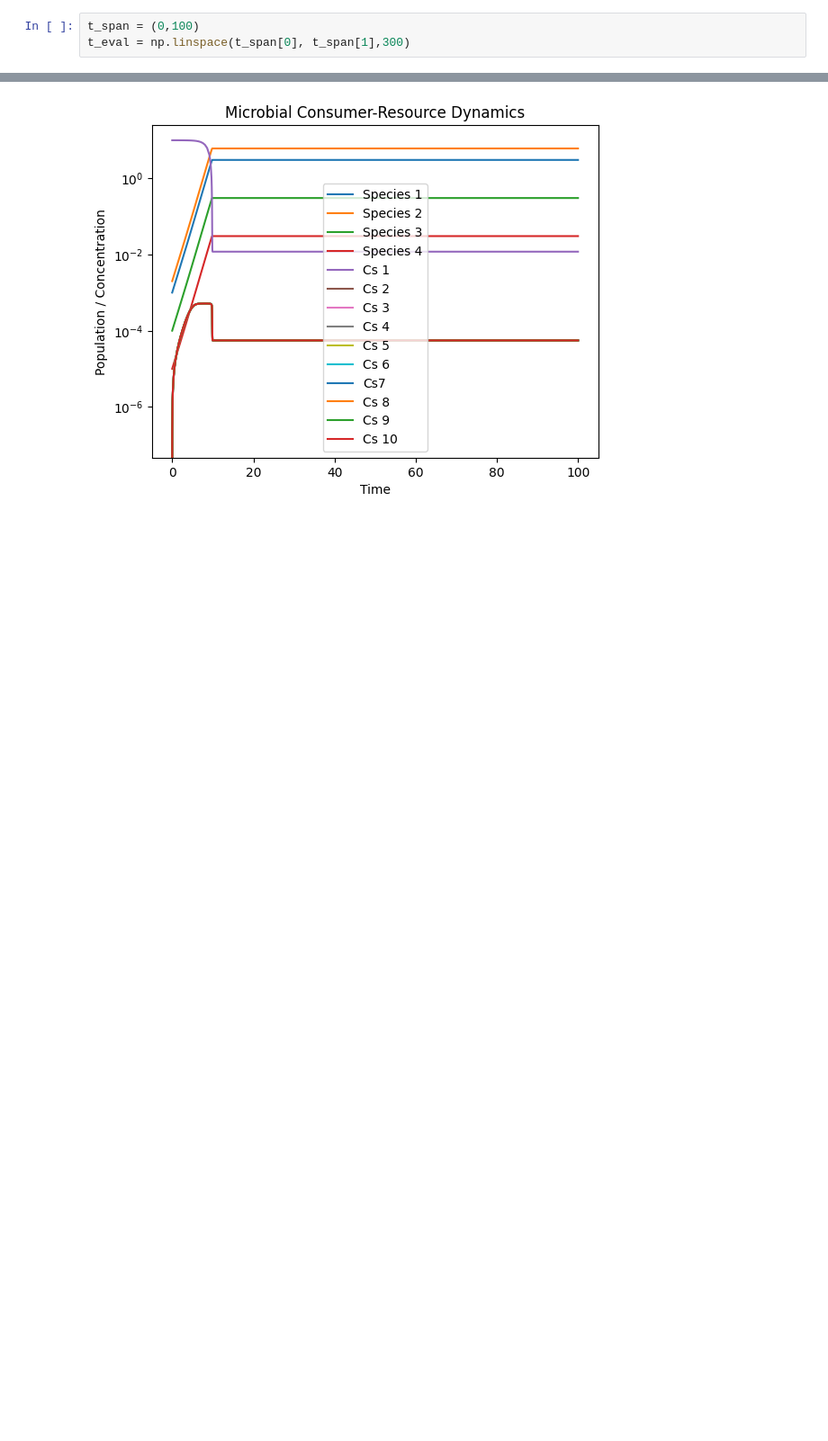
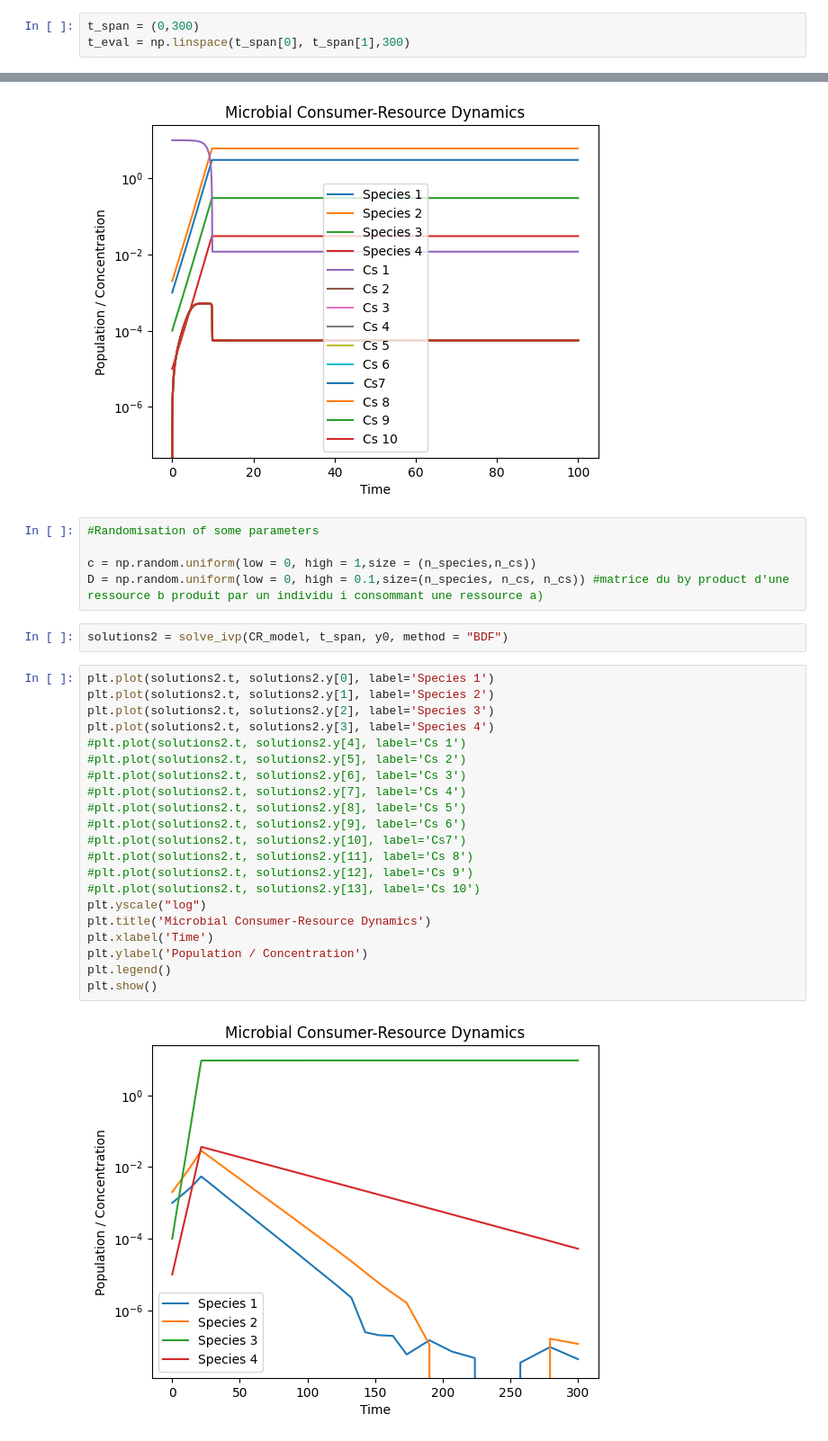
Before and after one commit to GiveMe1Coffee/m6-consumer-resource-model, a Jupyter notebook: M6_project.ipynb, the cells around one changed output, grey strips where cells are left out. Shown at 90% size. Cells and saved outputs as stored; diff of their text form; blank space fills up the shorter version.

Commit message:
debut de la randomisation

```diff
--- a/M6_project.ipynb
+++ b/M6_project.ipynb
@@ -81,6 +83,6 @@ def CR_model(t, y):
 
   return np.concatenate((dNdt,dRdt))
 # %%
-t_span = (0,100)
+t_span = (0,300)
 t_eval = np.linspace(t_span[0], t_span[1],300)
 # %%
@@ -108,3 +111,33 @@ plt.legend()
 plt.show()
 # %% [output]
 [figure]
+# %%
+#Randomisation of some parameters
+
+c = np.random.uniform(low = 0, high = 1,size = (n_species,n_cs))
+D = np.random.uniform(low = 0, high = 0.1,size=(n_species, n_cs, n_cs)) #matrice du by product d'une ressource b produit par un individu i consommant une ressource a)
+# %%
+solutions2 = solve_ivp(CR_model, t_span, y0, method = "BDF")
+# %%
+plt.plot(solutions2.t, solutions2.y[0], label='Species 1')
+plt.plot(solutions2.t, solutions2.y[1], label='Species 2')
+plt.plot(solutions2.t, solutions2.y[2], label='Species 3')
+plt.plot(solutions2.t, solutions2.y[3], label='Species 4')
+#plt.plot(solutions2.t, solutions2.y[4], label='Cs 1')
+#plt.plot(solutions2.t, solutions2.y[5], label='Cs 2')
+#plt.plot(solutions2.t, solutions2.y[6], label='Cs 3')
+#plt.plot(solutions2.t, solutions2.y[7], label='Cs 4')
+#plt.plot(solutions2.t, solutions2.y[8], label='Cs 5')
+#plt.plot(solutions2.t, solutions2.y[9], label='Cs 6')
+#plt.plot(solutions2.t, solutions2.y[10], label='Cs7')
+#plt.plot(solutions2.t, solutions2.y[11], label='Cs 8')
+#plt.plot(solutions2.t, solutions2.y[12], label='Cs 9')
+#plt.plot(solutions2.t, solutions2.y[13], label='Cs 10')
+plt.yscale("log")
+plt.title('Microbial Consumer-Resource Dynamics')
+plt.xlabel('Time')
+plt.ylabel('Population / Concentration')
+plt.legend()
+plt.show()
+# %% [output]
+[figure, added]
```
Also changed, not shown: parts of 3 cells of this notebook.
